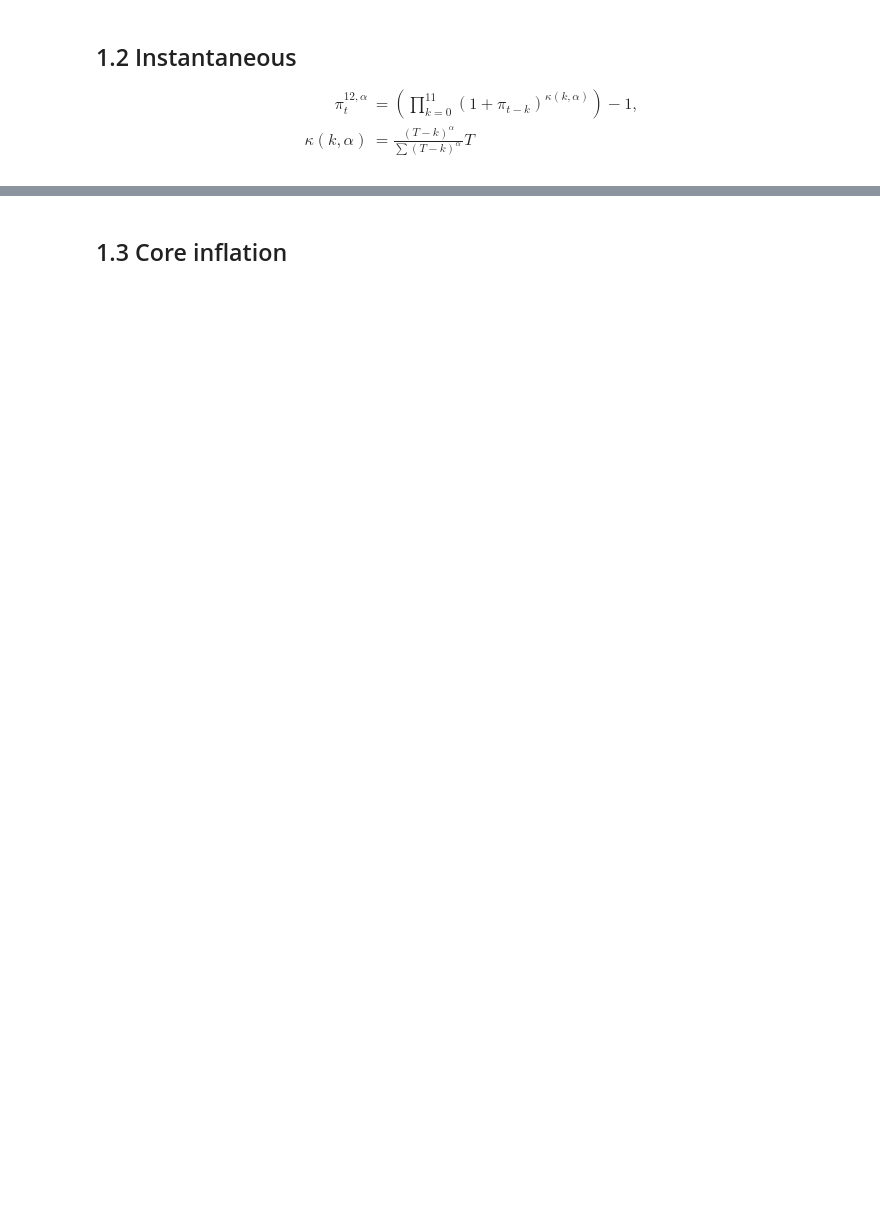
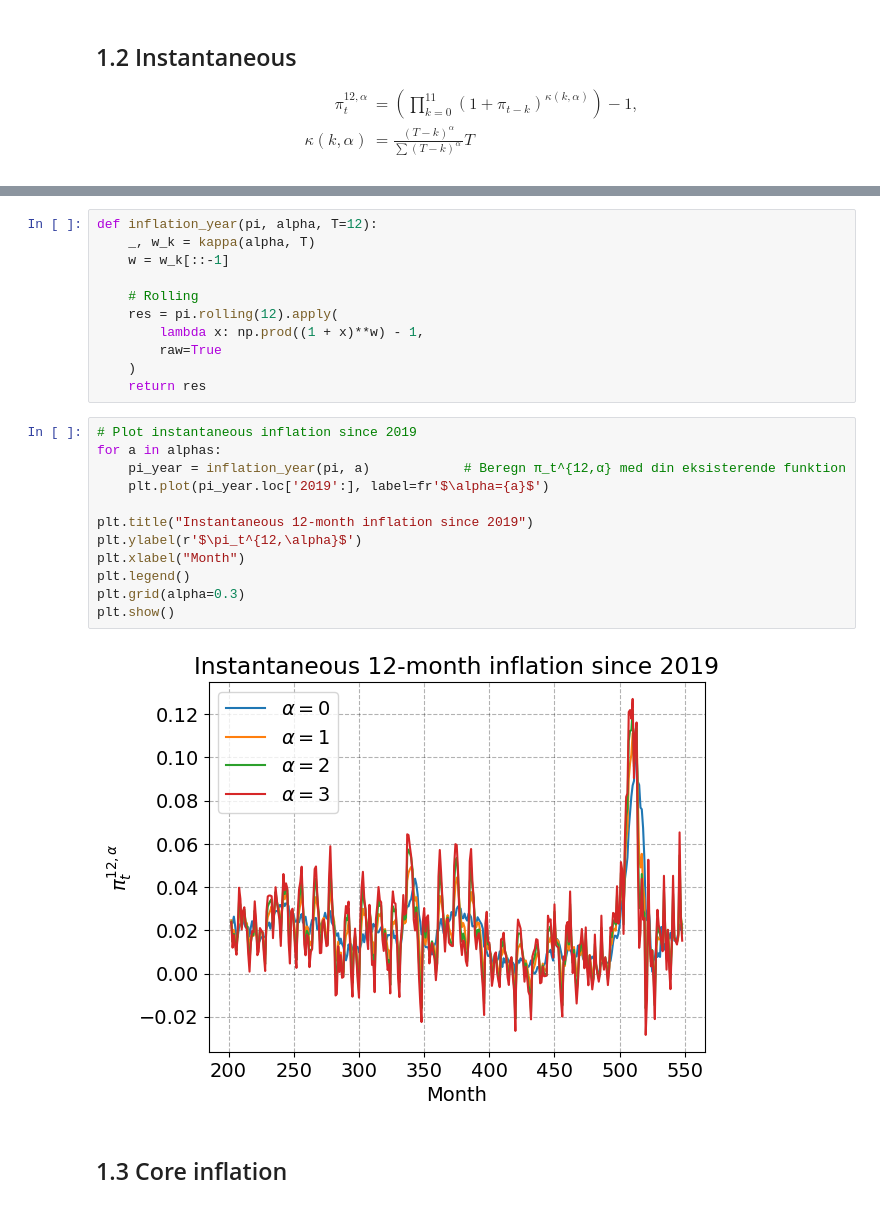
Before and after one commit to fgv916/ProgEconFgv916, a Jupyter notebook: FTV_project_1.ipynb, the cells around one changed output, grey strips where cells are left out. Drawn from its saved outputs; the diff is of its cells as text; blank space fills up the shorter version.

```diff
--- a/FTV_project_1.ipynb
+++ b/FTV_project_1.ipynb
@@ -39,2 +194,27 @@ $$
+# %%
+def inflation_year(pi, alpha, T=12):
+    _, w_k = kappa(alpha, T)
+    w = w_k[::-1]
+
+    # Rolling
+    res = pi.rolling(12).apply(
+        lambda x: np.prod((1 + x)**w) - 1,
+        raw=True
+    )
+    return res
+# %%
+# Plot instantaneous inflation since 2019
+for a in alphas:
+    pi_year = inflation_year(pi, a)            # Beregn π_t^{12,α} med din eksisterende funktion
+    plt.plot(pi_year.loc['2019':], label=fr'$\alpha={a}$')
+
+plt.title("Instantaneous 12-month inflation since 2019")
+plt.ylabel(r'$\pi_t^{12,\alpha}$')
+plt.xlabel("Month")
+plt.legend()
+plt.grid(alpha=0.3)
+plt.show()
+# %% [output]
+[figure, added]
 # %% [markdown]
 ## 1.3 Core inflation
```
Also changed, not shown: parts of 8 cells of this notebook.
